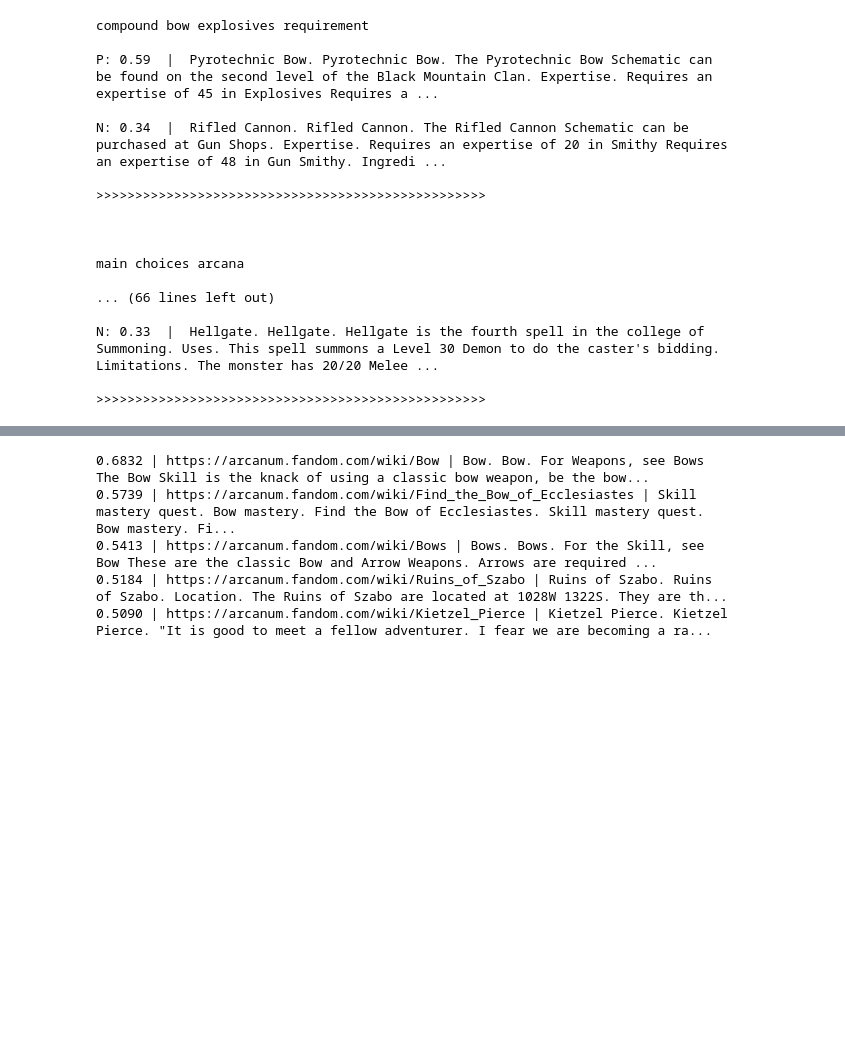
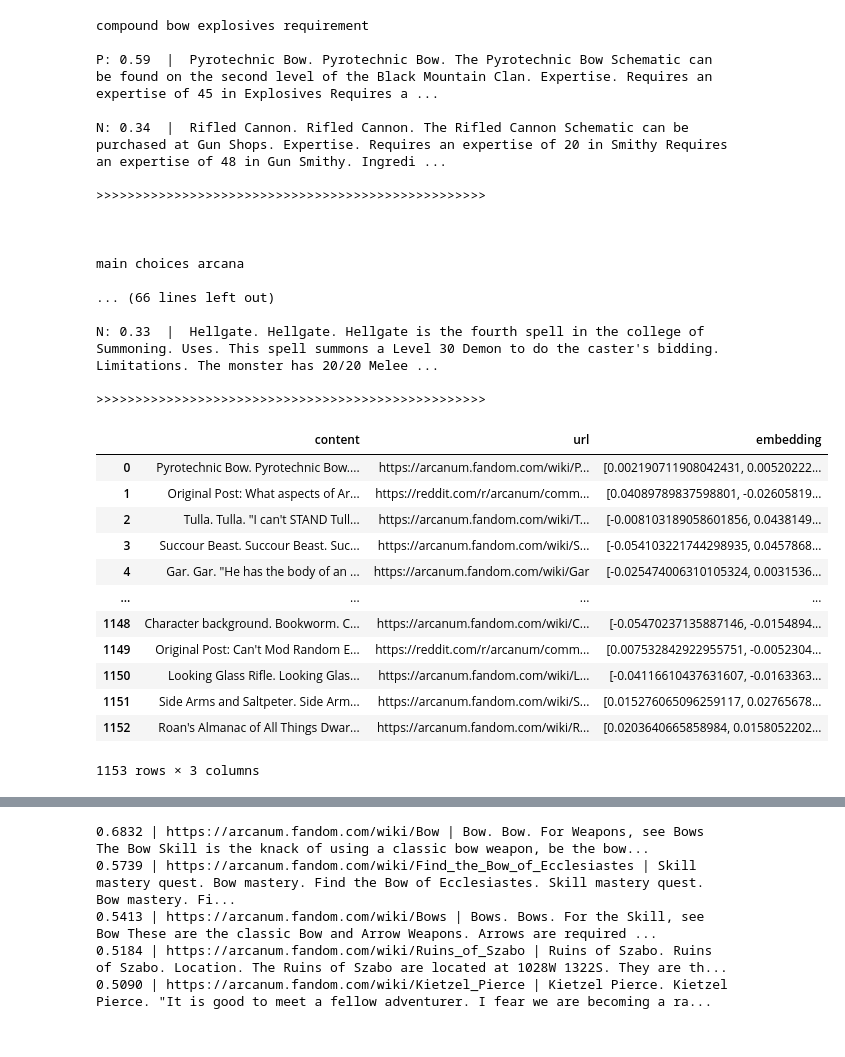
Before and after one commit to ankorn/arcanumsearch, a Jupyter notebook: arc_retrieval.ipynb, the cells around one changed output, grey strips where cells are left out. Drawn from its saved outputs; the diff is of its cells as text; code cells hidden in the pictures; blank space fills up the shorter version.

```diff
--- a/arc_retrieval.ipynb
+++ b/arc_retrieval.ipynb
@@ -202,6 +194,11 @@ main choices arcana
 N: 0.33  |  Hellgate. Hellgate. Hellgate is the fourth spell in the college of Summoning. Uses. This spell summons a Level 30 Demon to do the caster's bidding. Limitations. The monster has 20/20 Melee ...
 
 >>>>>>>>>>>>>>>>>>>>>>>>>>>>>>>>>>>>>>>>>>>>>>>>>>
+# %%
+model = SentenceTransformer('pameydorke/arcanum-cross-platform-retriever')
+
+dataset = load_dataset("pameydorke/arcanum-cross-platform-queries-synthetic")
+train_dataset = dataset["train"]
 # %%
 from sentence_transformers import SentenceTransformer
 import torch
@@ -226,3 +223,29 @@ enhanced_documents_embs = model.encode(
     show_progress_bar=True,
     batch_size=32
 )
+# %%
+embs_list = enhanced_documents_embs.cpu().numpy().tolist()
+# %%
+df = pd.DataFrame()
+
+df['content'] = pure_text_df['document_text']
+
+df['url'] = pure_text_df['document_link']
+
+df['embedding'] = embs_list
+
+df
+# %% [output]
+|  | content | url | embedding |
+| 0 | Pyrotechnic Bow. Pyrotechnic Bow.... | https://arcanum.fandom.com/wiki/P... | [0.002190711908042431, 0.00520222... |
+| 1 | Original Post: What aspects of Ar... | https://reddit.com/r/arcanum/comm... | [0.04089789837598801, -0.02605819... |
+| 2 | Tulla. Tulla. "I can't STAND Tull... | https://arcanum.fandom.com/wiki/T... | [-0.008103189058601856, 0.0438149... |
+| 3 | Succour Beast. Succour Beast. Suc... | https://arcanum.fandom.com/wiki/S... | [-0.054103221744298935, 0.0457868... |
+| 4 | Gar. Gar. "He has the body of an ... | https://arcanum.fandom.com/wiki/Gar | [-0.025474006310105324, 0.0031536... |
+| ... | ... | ... | ... |
+| 1148 | Character background. Bookworm. C... | https://arcanum.fandom.com/wiki/C... | [-0.05470237135887146, -0.0154894... |
+| 1149 | Original Post: Can't Mod Random E... | https://reddit.com/r/arcanum/comm... | [0.007532842922955751, -0.0052304... |
+| 1150 | Looking Glass Rifle. Looking Glas... | https://arcanum.fandom.com/wiki/L... | [-0.04116610437631607, -0.0163363... |
+| 1151 | Side Arms and Saltpeter. Side Arm... | https://arcanum.fandom.com/wiki/S... | [0.015276065096259117, 0.02765678... |
+| 1152 | Roan's Almanac of All Things Dwar... | https://arcanum.fandom.com/wiki/R... | [0.0203640665858984, 0.0158052202... |
+1153 rows × 3 columns
```
Also changed, not shown: parts of 7 cells of this notebook.
